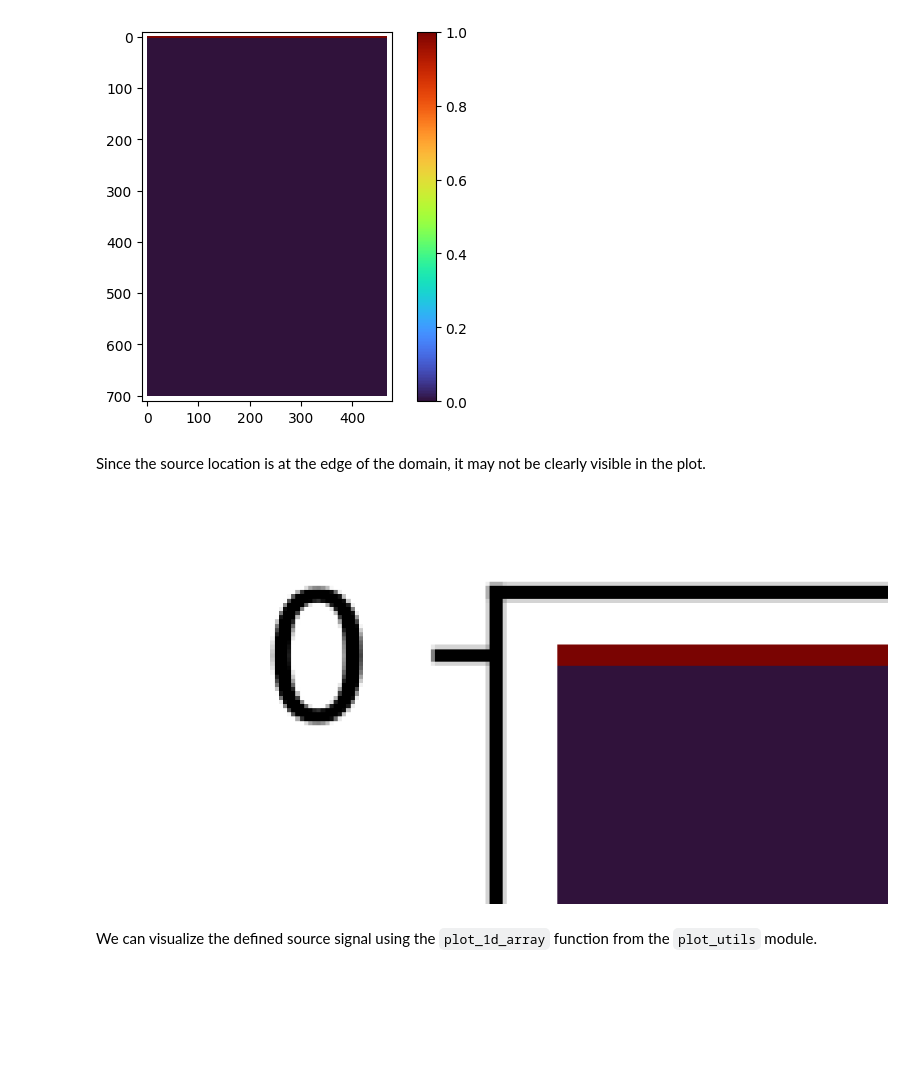
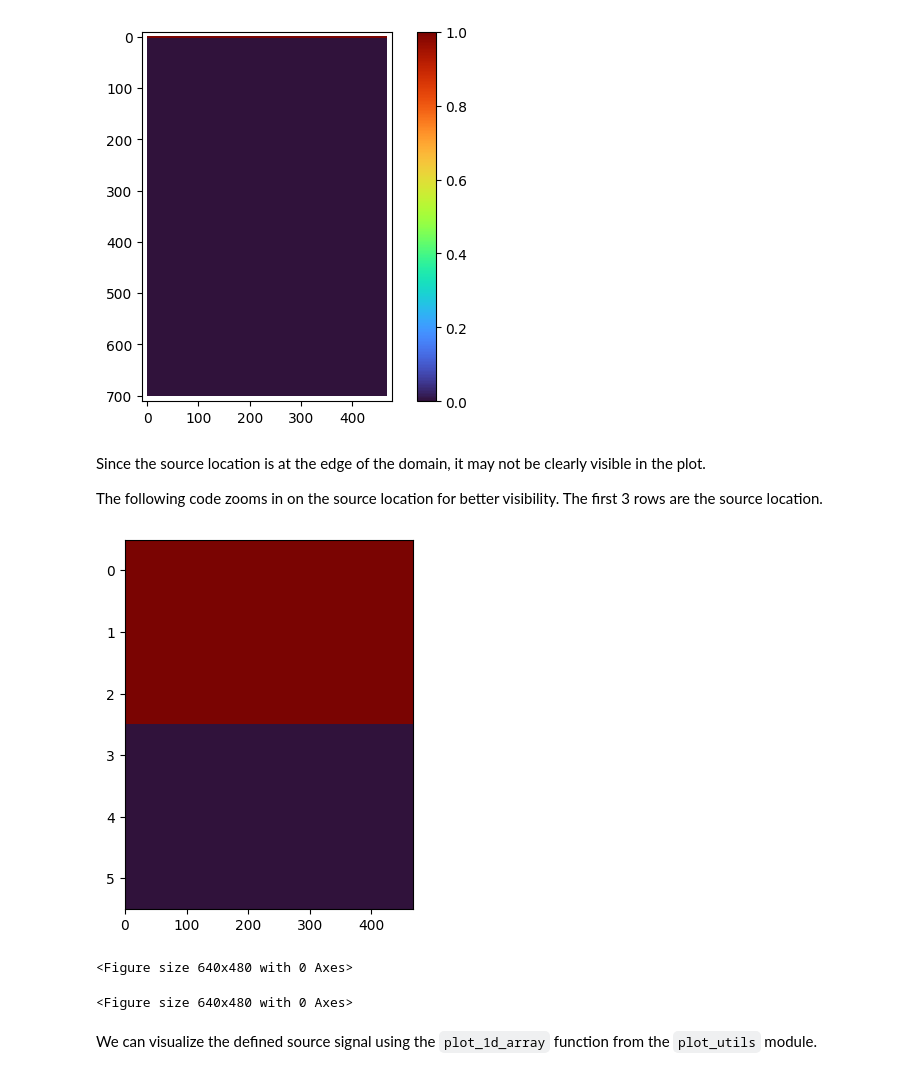
Before and after one commit to pinton-lab/fullwave25, a Jupyter notebook: examples/simple_plane_wave/example_simple_plane_wave.ipynb, the cells around one changed output. Saved outputs shown, nothing was run; the diff lists cells and outputs as text; code cells hidden in the pictures; blank space fills up the shorter version.

```diff
--- a/examples/simple_plane_wave/example_simple_plane_wave.ipynb
+++ b/examples/simple_plane_wave/example_simple_plane_wave.ipynb
@@ -211,23 +211,17 @@ In this step, we define the acoustic source position and the time-varying source
 
 We specify the source position as a 2D mask array, where the source location is marked with a value of 1, and all other locations are marked with 0.
 # %%
-# define where to put the pressure source [nx, ny]
+# define the pressure source [n_sources, nt]
+
+# initialize the pressure source mask
 p_mask = np.zeros((grid.nx, grid.ny), dtype=bool)
 
-# set the source location at the top row of the grid
-p_mask[0:1, :] = True
+# set the source location at the top rows of the grid with specified thickness
+element_thickness_px = 3
+p_mask[0:element_thickness_px, :] = True
 # %% [markdown]
 Next, we define the time-varying source signal as a NumPy array. In this example, we use a simple gaussian-modulated sinusoidal pulse as the source signal. center frequency, number of cycles, drop off, and maximum amplitude are specified to generate the source signal.
 # %%
-# define the pressure source [n_sources, nt]
-
-# initialize the pressure source mask
-p_mask = np.zeros((grid.nx, grid.ny), dtype=bool)
-
-# set the source location at the top rows of the grid with specified thickness
-element_thickness_px = 3
-p_mask[0:element_thickness_px, :] = True
-
 # define the pressure source [n_sources, nt]d
 p0 = np.zeros((p_mask.sum(), grid.nt))  # [n_sources, nt]
 
@@ -276,7 +270,18 @@ source.plot(show=True, export_path=work_dir / "source.png")
 # %% [markdown]
 Since the source location is at the edge of the domain, it may not be clearly visible in the plot.
 
-![image.png](attachment:image.png)
+The following code zooms in on the source location for better visibility. The first 3 rows are the source location.
+# %%
+plot_utils.plot_array(
+    source.mask[:6, :],
+    aspect=100,
+    show=True,
+    export_path=work_dir / "source_zoom.png",
+)
+# %% [output]
+[figure, added]
+<Figure size 640x480 with 0 Axes>
+<Figure size 640x480 with 0 Axes>
 # %% [markdown]
 We can visualize the defined source signal using the `plot_1d_array` function from the `plot_utils` module.
 # %%
```
Also changed, not shown: parts of 2 cells of this notebook, 1 other file.
